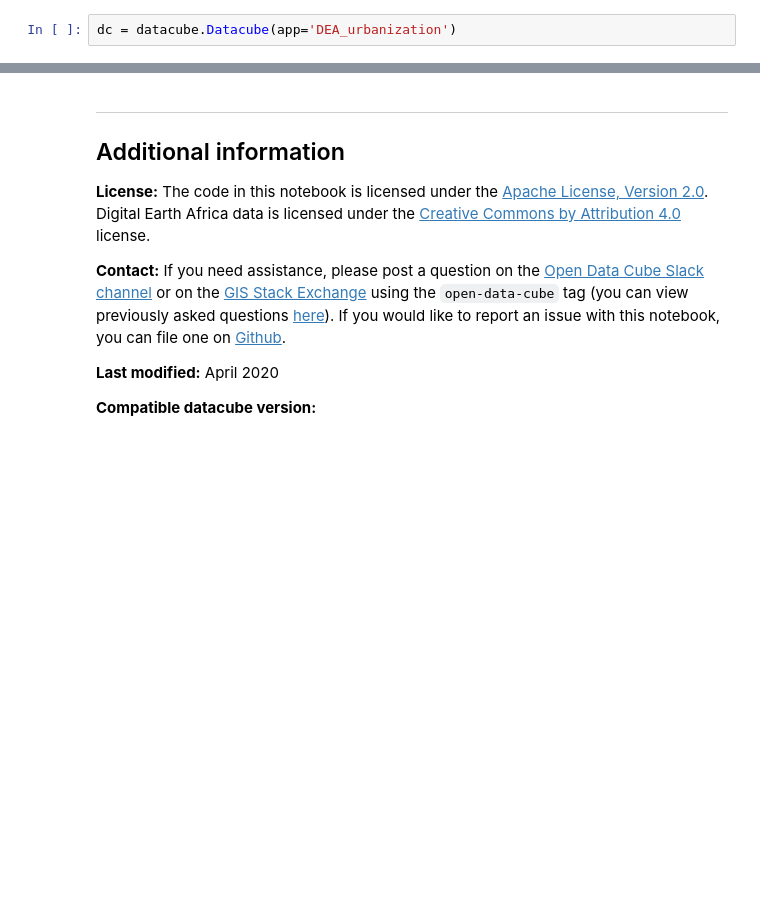
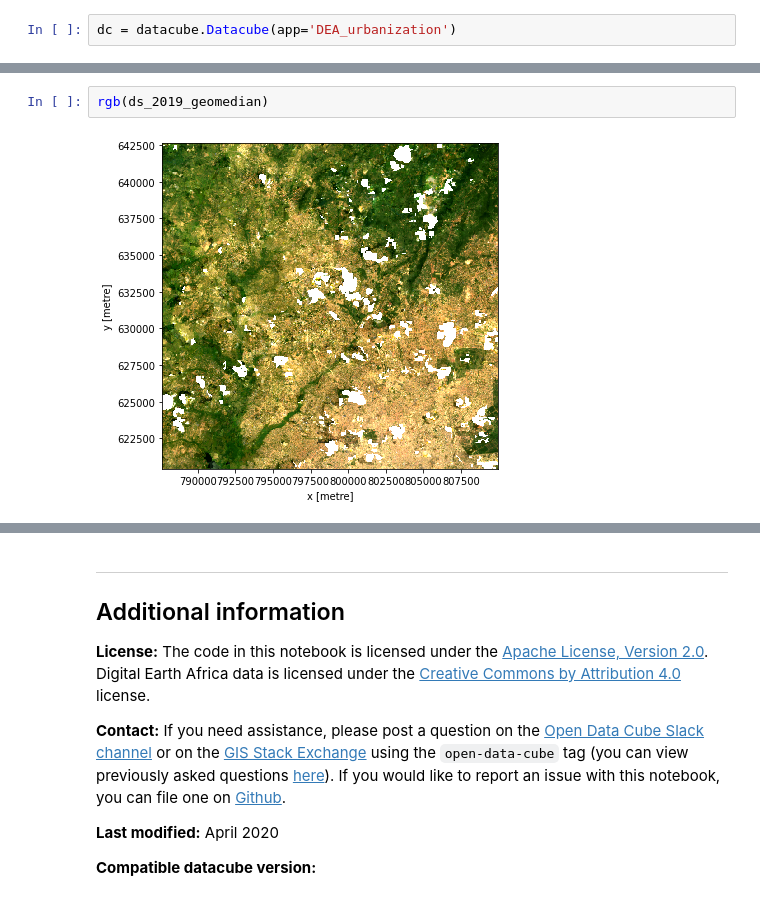
Before and after one commit to digitalearthafrica/deafrica-sandbox-notebooks, a Jupyter notebook: Frequently_used_code/DEA_urbanization.ipynb, the cells around one changed output, grey strips where cells are left out. Drawn from its saved outputs; the diff is of its cells as text; blank space fills up the shorter version.

```diff
--- a/Frequently_used_code/DEA_urbanization.ipynb
+++ b/Frequently_used_code/DEA_urbanization.ipynb
@@ -99,2 +144,6 @@ rgb(ds, bands=['red', 'green', 'blue'], col="time", col_wrap=4)
+# %%
+rgb(ds_2019_geomedian)
+# %% [output]
+[figure, added]
 # %%
 # Calculate NDVI and NDBI using the formula above
```
Also changed, not shown: parts of 23 cells of this notebook.
